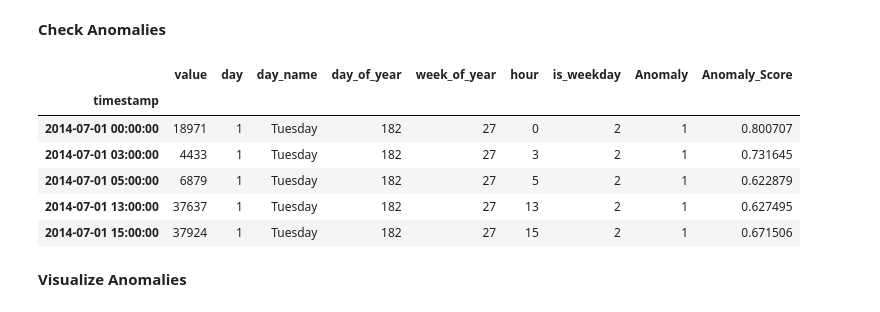
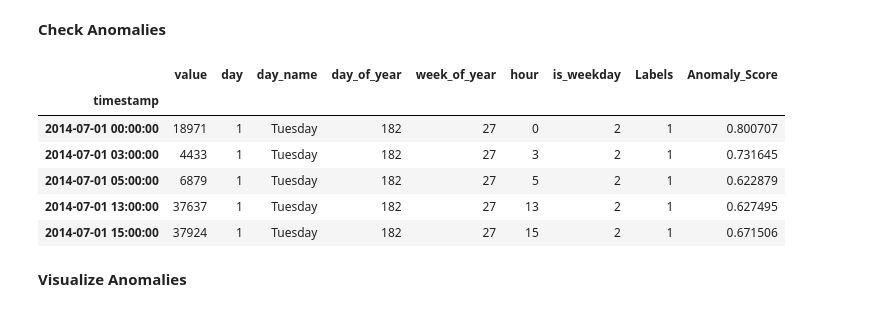
Before and after one commit to myconcordia/A2I2, a Jupyter notebook: Time_Series_Anomaly_Detection.ipynb, the cells around one changed output. Saved outputs shown, nothing was run; the diff lists cells and outputs as text; code cells hidden in the pictures.

```diff
--- a/Time_Series_Anomaly_Detection.ipynb
+++ b/Time_Series_Anomaly_Detection.ipynb
@@ -151,4 +148,4 @@ sos_results.head(10)
 # %% [markdown]
 Notice that two new columns are appended i.e. **Anomaly** that contains value 1 for outlier and 0 for inlier and **Anomaly_Score** which is a continuous value a.k.a as decision function (internally, the algorithm calculates the score based on which the anomaly is determined).
 # %%
-#sos_results.rename(columns={"Anomaly": "y"})
+sos_results = sos_results.rename(columns={"Anomaly": "Labels"})
@@ -183,9 +223,9 @@ array([1, 0, 0, ..., 1, 1, 0])
 # %% [markdown]
 **Check Anomalies**
 # %%
-sos_results[sos_results['Anomaly'] == 1].head()
+sos_results[sos_results['Labels'] == 1].head()
 # %% [output]
-|  | value | day | day_name | day_of_year | week_of_year | hour | is_weekday | Anomaly | Anomaly_Score |
+|  | value | day | day_name | day_of_year | week_of_year | hour | is_weekday | Labels | Anomaly_Score |
 | timestamp |  |  |  |  |  |  |  |  |  |
 | 2014-07-01 00:00:00 | 18971 | 1 | Tuesday | 182 | 27 | 0 | 2 | 1 | 0.800707 |
 | 2014-07-01 03:00:00 | 4433 | 1 | Tuesday | 182 | 27 | 3 | 2 | 1 | 0.731645 |
```
Also changed, not shown: parts of 35 cells of this notebook.
